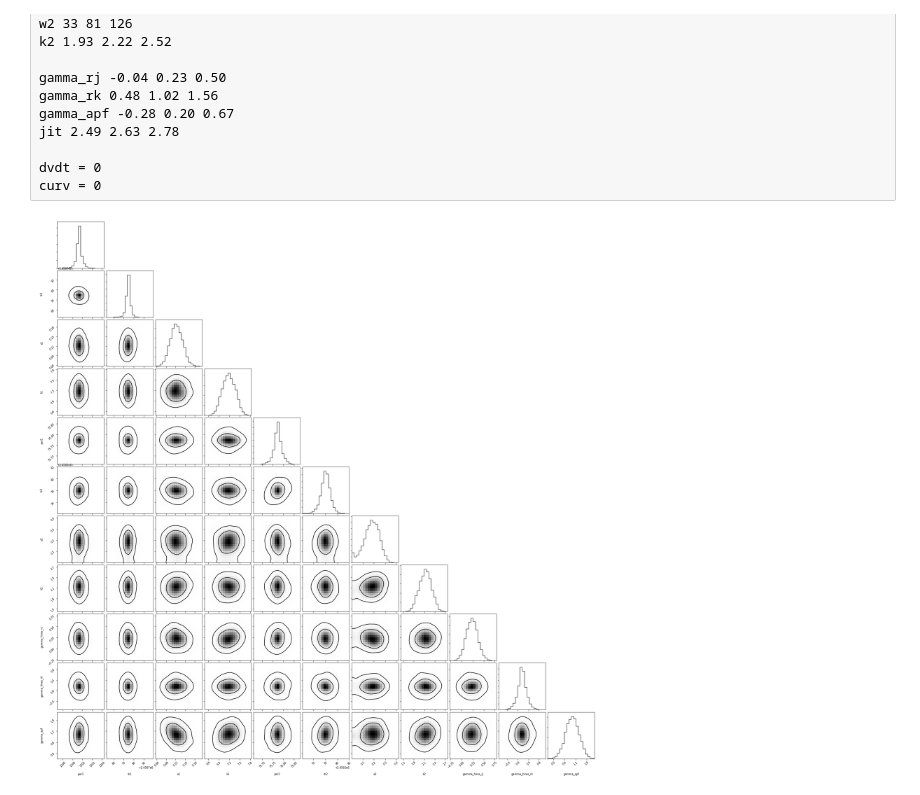
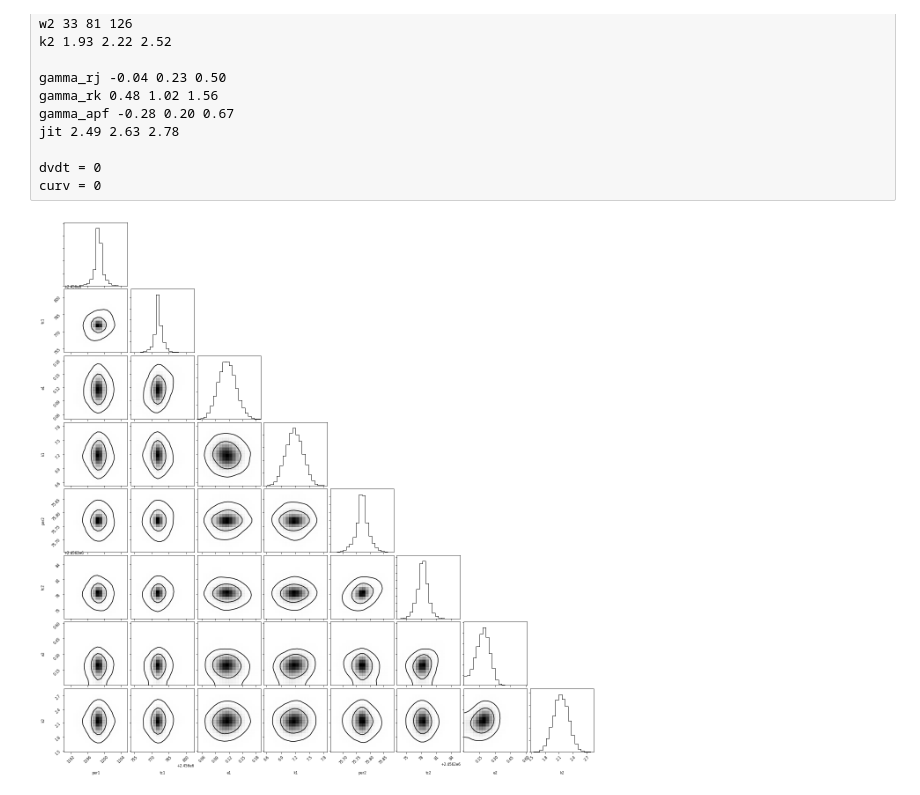
Before and after one commit to California-Planet-Search/radvel, a Jupyter notebook: docs/tutorials/164922_Fitting+MCMC.ipynb, the cells around one changed output. Cells and saved outputs as stored; diff of their text form; code cells hidden in the pictures.

```diff
--- a/docs/tutorials/164922_Fitting+MCMC.ipynb
+++ b/docs/tutorials/164922_Fitting+MCMC.ipynb
@@ -212,15 +206,15 @@ jit 2.49 2.63 2.78
 dvdt = 0
 curv = 0
 # %%
-labels = 'per1 tc1 e1 k1 per2 tc2 e2 k2 gamma_hires_rj gamma_hires_rk gamma_apf '.split()
+labels = 'per1 tc1 e1 k1 per2 tc2 e2 k2'.split()
 rc('font',size=8)
 
 fig = corner.corner(
     df_synth[labels],labels=labels,
     levels=[0.68,0.95],plot_datapoints=False,smooth=True,bins=20
     )
 # %% [output]
-[figure, old version]
+[figure, new version]
 # %%
 RVPlot = orbit_plots.MultipanelPlot(post)
 RVPlot.plot_multipanel()
```
Also changed, not shown: parts of 6 cells of this notebook, 1 other file.
